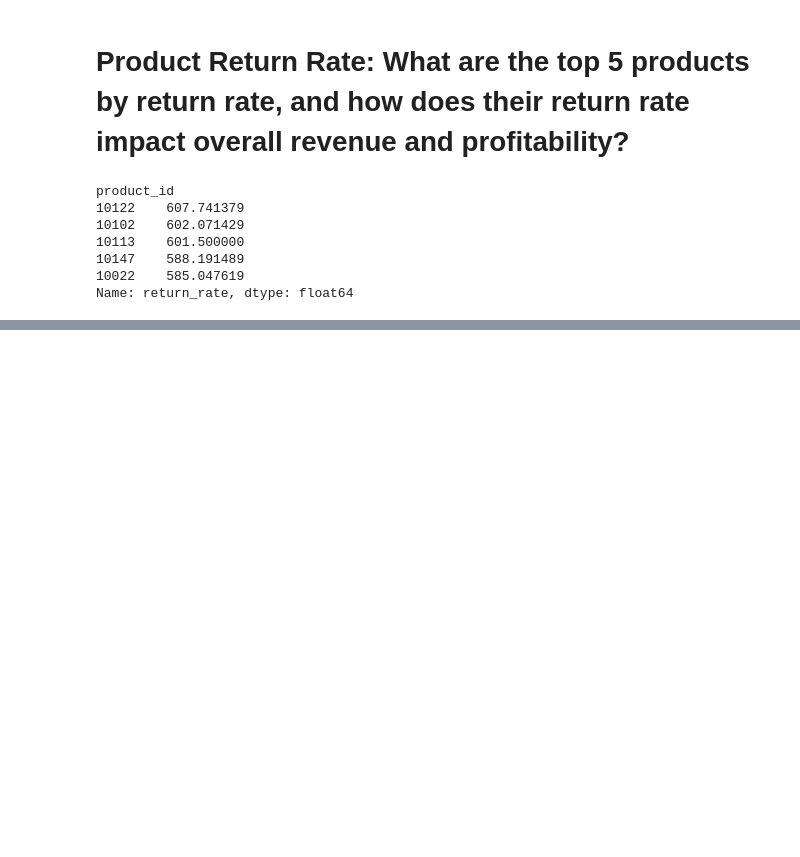
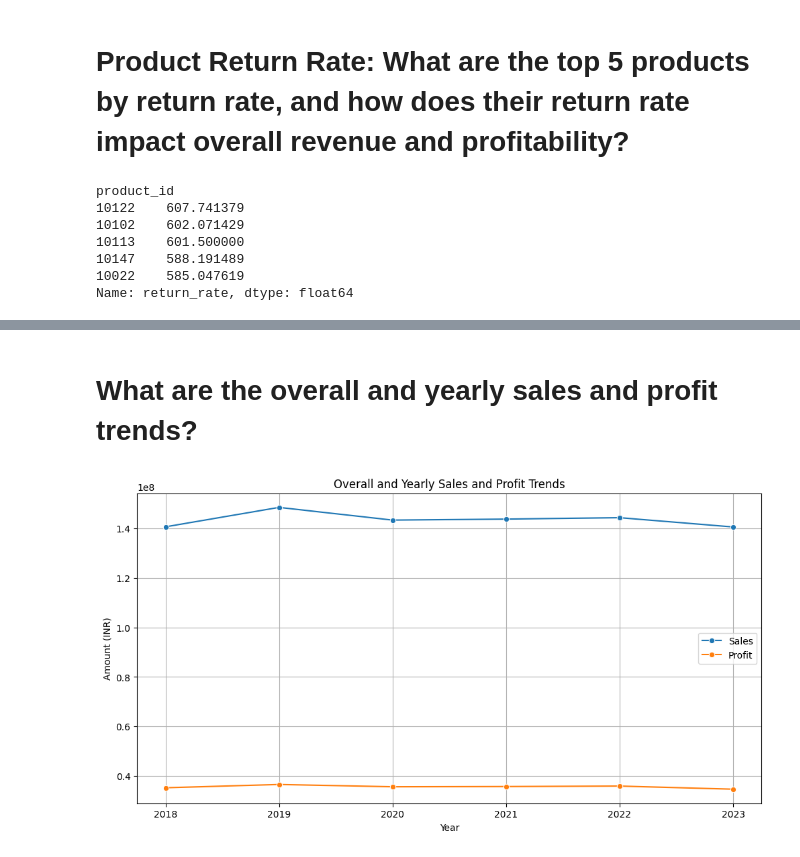
Before and after one commit to qazifabiahoq/SalesDataAnalysis_FMCG, a Jupyter notebook: SalesDataFMCG.ipynb, the cells around one changed output, grey strips where cells are left out. Cells and saved outputs as stored; diff of their text form; code cells hidden in the pictures; blank space fills up the shorter version.

```diff
--- a/SalesDataFMCG.ipynb
+++ b/SalesDataFMCG.ipynb
@@ -767,0 +898,21 @@ What is our sales and Average Discount by subcategory in the south?
+# %% [markdown]
+# What are the overall and yearly sales and profit trends?
+# %%
+
+
+# Calculate total sales and profit for each year
+yearly_sales = df.groupby('year')['sales'].sum().reset_index()
+yearly_profit = df.groupby('year')['profit'].sum().reset_index()
+
+# Plotting the trends
+plt.figure(figsize=(12, 6))
+sns.lineplot(data=yearly_sales, x='year', y='sales', marker='o', label='Sales')
+sns.lineplot(data=yearly_profit, x='year', y='profit', marker='o', label='Profit')
+plt.title('Overall and Yearly Sales and Profit Trends')
+plt.xlabel('Year')
+plt.ylabel('Amount (INR)')
+plt.legend()
+plt.grid(True)
+plt.show()
+# %% [output]
+[figure, added]
```
Also changed, not shown: parts of 40 cells of this notebook.
